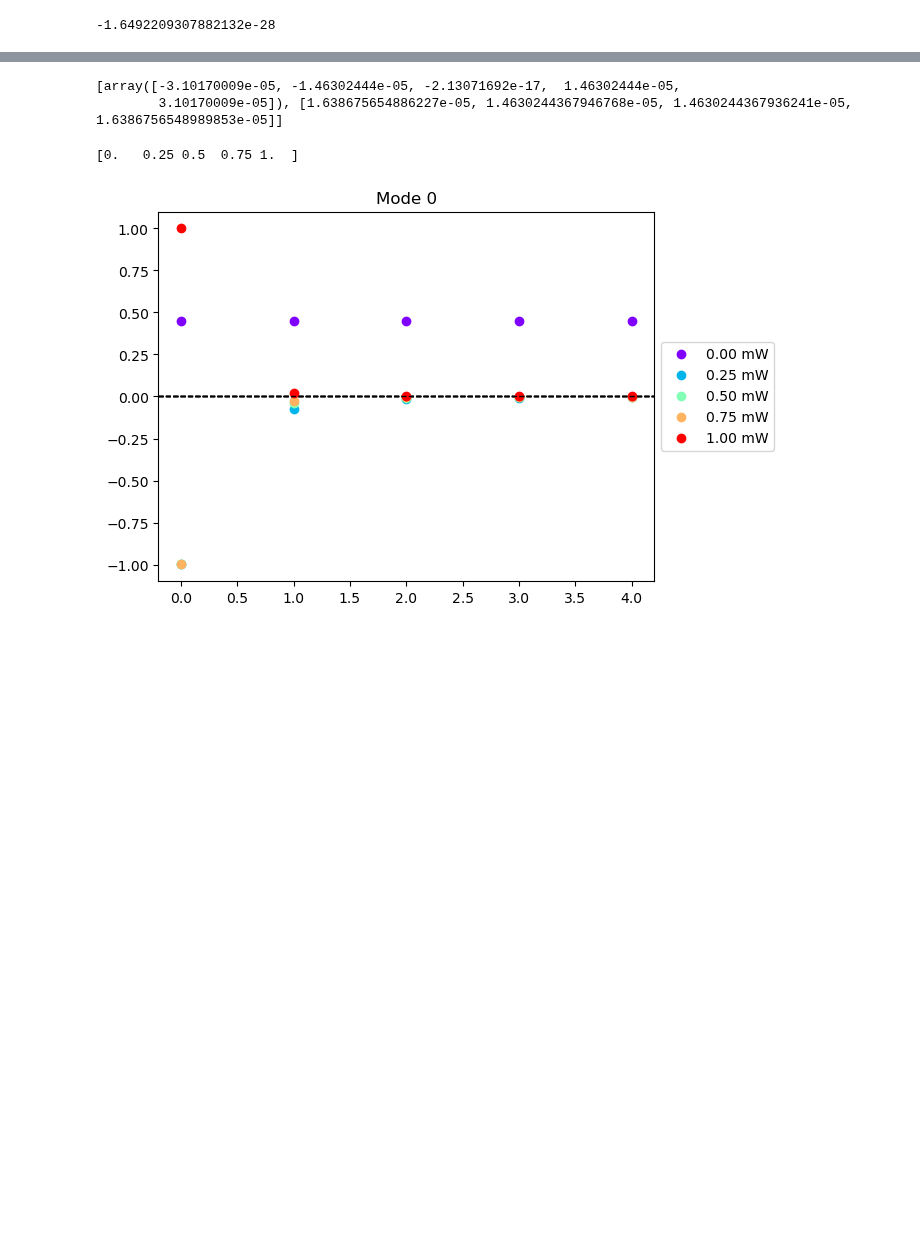
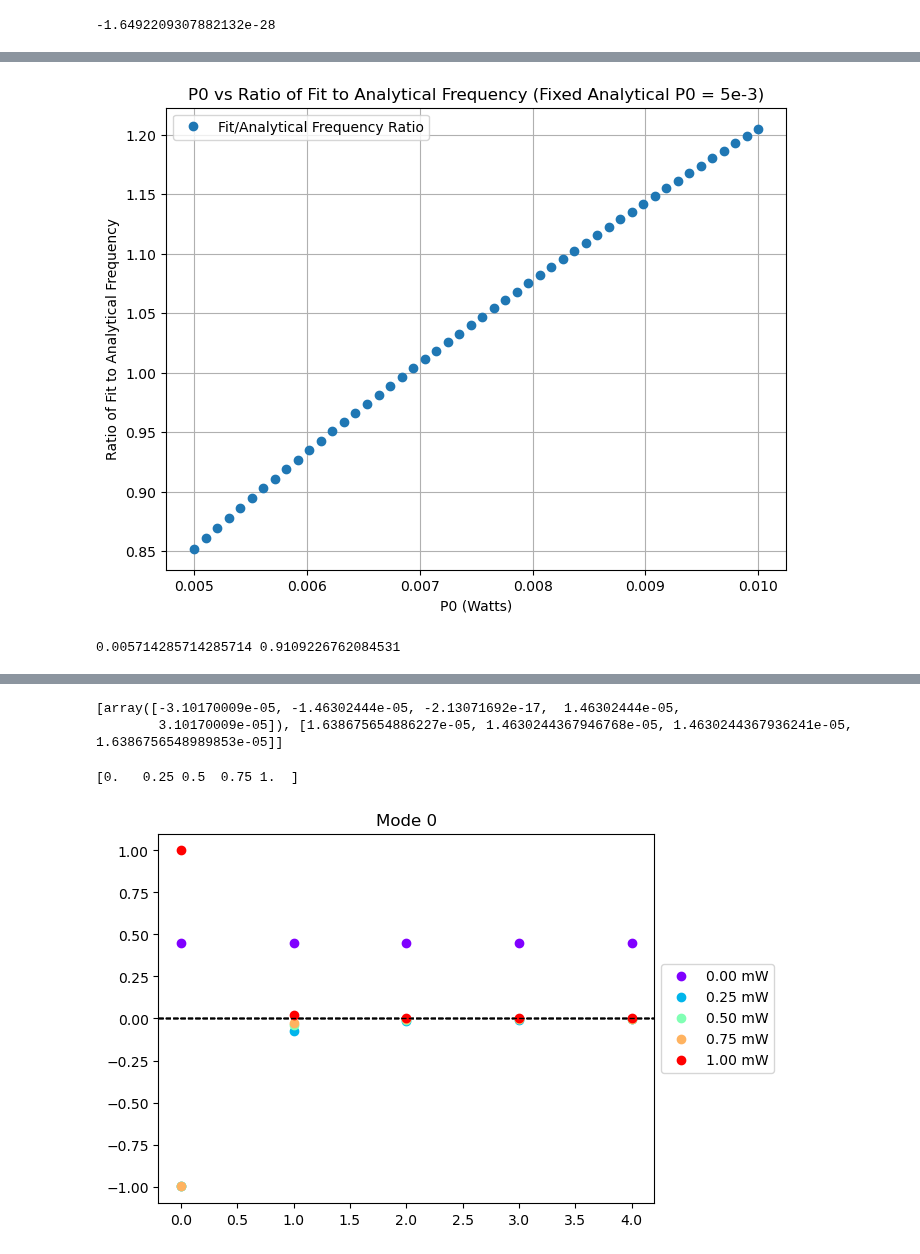
Before and after one commit to SQRLab/BladeRunner, a Jupyter notebook: Tweezers/Troubleshooting_Tests.ipynb, the cells around one changed output, grey strips where cells are left out. Cells and saved outputs as stored; diff of their text form; code cells hidden in the pictures; blank space fills up the shorter version.

```diff
--- a/Tweezers/Troubleshooting_Tests.ipynb
+++ b/Tweezers/Troubleshooting_Tests.ipynb
@@ -203,0 +251,61 @@ SyntaxError: invalid syntax (271542909.py, line 1)
+# %%
+r_max = (FWHM) * (dial-dial*0.05) * 1e-6
+# %%
+# Define the range for the P0 values (adjust the range and step size as needed)
+P0_values = np.linspace(5e-3, 10e-3, 50)  # P0 values ranging from 1 mW to 10 mW
+
+# Fixed dial value
+dial = 0.8
+
+# Fixed P0 for analytical frequency calculation
+P0_analytical = 5e-3
+
+# List to store the results
+results = []
+ratios = []
+
+# Define a fixed number of points for r_pos
+num_points = 50  # Fixed number of points for each P0 value
+
+# Calculate the analytical frequency only once using P0_analytical
+huh_analytical = tweezer_optical_potential_to_trap_frequency(lambda_beam, linewidths, omega_res, P0_analytical, FWHM, m)
+
+for P0 in P0_values:
+    # Calculate r_pos for the fixed dial value using a fixed number of points
+    #r_max = (4.5 / 2) * dial * 1e-6  # Calculate maximum r_pos based on dial value
+    #r_pos = np.linspace(0, r_max, num_points)  # Create r_pos with fixed number of points
+
+    r_max = (FWHM / 2) * (dial+dial*0.025)
+    r_min = (FWHM / 2) * (dial-dial*0.025)
+    r_pos = np.linspace(r_min, r_max, num_points)
+
+    # Recalculate ydata (a) for each P0 value. This should match r_pos in length
+    ydata = potential_position_dependent(omega_res, linewidths, omega_tweezer, intensity(P0, FWHM, beam_propogation(FWHM, rayleigh_length(FWHM, lambda_beam), z_pos), r_pos))
+
+    # Now xdata and ydata lengths should always match
+    xdata = r_pos
+
+    # Perform the fit for the potential
+    popt, pcov = optimize.curve_fit(poly, xdata, ydata)
+
+    # Calculate the fit-based radial frequency
+    fit = np.sqrt(2 * popt[1] / m)
+
+    # Append the P0 value and the ratio of fit to the fixed analytical frequency
+    ratio = fit / huh_analytical[0]
+    results.append((P0, ratio))
+    ratios.append(ratio)  # Collect ratios for plotting
+
+# Plot the P0 values against the ratios
+plt.figure(figsize=(8, 6))
+plt.plot(P0_values, ratios, 'o', label='Fit/Analytical Frequency Ratio')
+plt.xlabel('P0 (Watts)')
+plt.ylabel('Ratio of Fit to Analytical Frequency')
+plt.title('P0 vs Ratio of Fit to Analytical Frequency (Fixed Analytical P0 = 5e-3)')
+plt.legend()
+plt.grid(True)
+plt.show()
+print(P0_values[7],ratios[7])
+# %% [output]
+[figure, added]
+0.005714285714285714 0.9109226762084531
```
Also changed, not shown: parts of 24 cells of this notebook, 3 other files.
